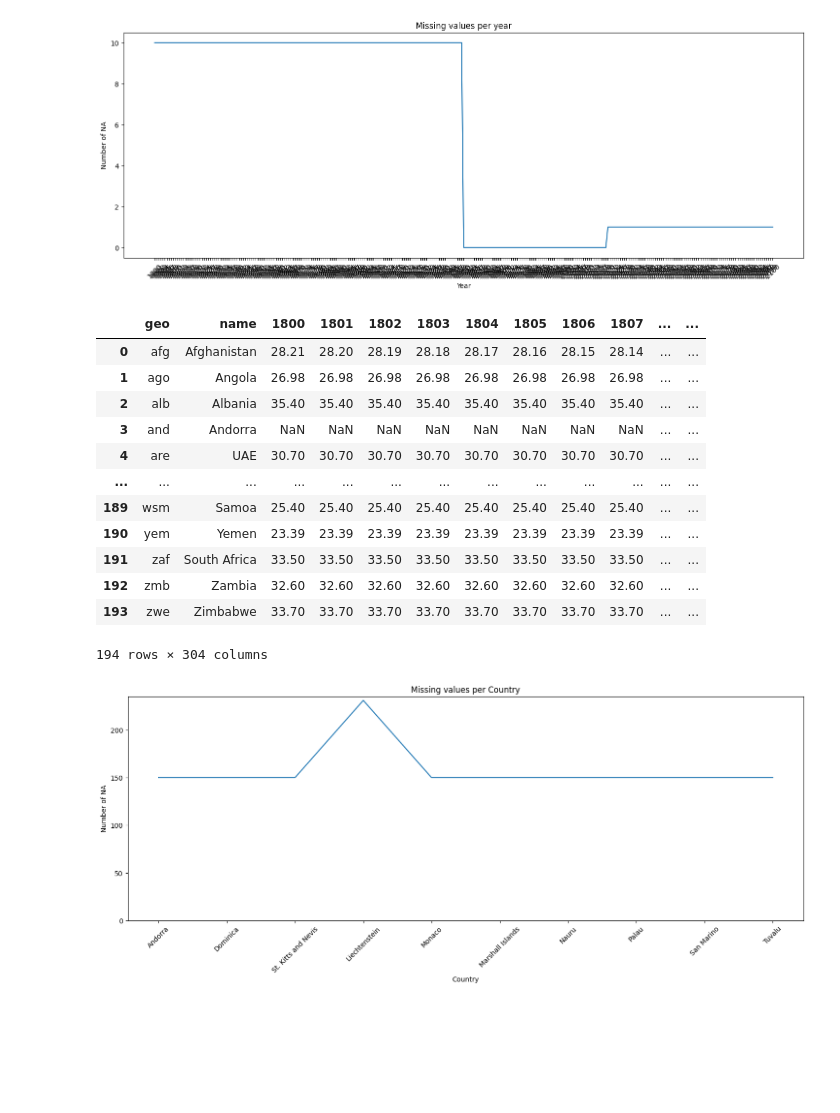
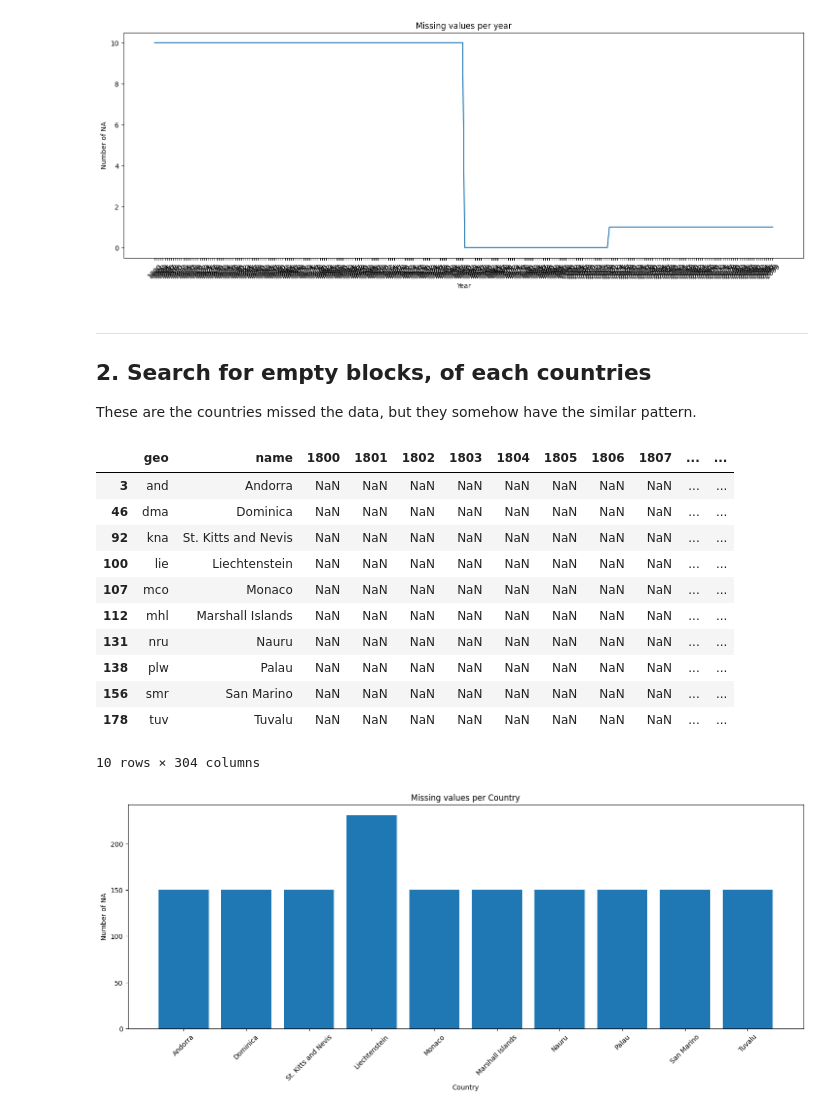
Before and after one commit to RaphaFang/sdu-25-final-team-project, a Jupyter notebook: cleaning_process/process.ipynb, the cells around one changed output. Saved outputs shown, nothing was run; the diff lists cells and outputs as text; code cells hidden in the pictures; blank space fills up the shorter version.

Commit message:
add: 3 conclusions and the justification of droping the NaN data for those countries

```diff
--- a/cleaning_process/process.ipynb
+++ b/cleaning_process/process.ipynb
@@ -29,33 +51,37 @@ plt.xticks(rotation=45)
 plt.show()
 # %% [output]
 [figure]
+# %% [markdown]
+---
+## 2. Search for empty blocks, of each countries
+
+These are the countries missed the data, but they somehow have the similar pattern.
 # %%
 df['na_sum_each_c'] = df.isna().sum(axis=1)
-df
+df[df['na_sum_each_c'] > 0]
 # %% [output]
 |  | geo | name | 1800 | 1801 | 1802 | 1803 | 1804 | 1805 | 1806 | 1807 | ... | ... |
-| 0 | afg | Afghanistan | 28.21 | 28.20 | 28.19 | 28.18 | 28.17 | 28.16 | 28.15 | 28.14 | ... | ... |
-| 1 | ago | Angola | 26.98 | 26.98 | 26.98 | 26.98 | 26.98 | 26.98 | 26.98 | 26.98 | ... | ... |
-| 2 | alb | Albania | 35.40 | 35.40 | 35.40 | 35.40 | 35.40 | 35.40 | 35.40 | 35.40 | ... | ... |
 | 3 | and | Andorra | NaN | NaN | NaN | NaN | NaN | NaN | NaN | NaN | ... | ... |
-| 4 | are | UAE | 30.70 | 30.70 | 30.70 | 30.70 | 30.70 | 30.70 | 30.70 | 30.70 | ... | ... |
-| ... | ... | ... | ... | ... | ... | ... | ... | ... | ... | ... | ... | ... |
-| 189 | wsm | Samoa | 25.40 | 25.40 | 25.40 | 25.40 | 25.40 | 25.40 | 25.40 | 25.40 | ... | ... |
-| 190 | yem | Yemen | 23.39 | 23.39 | 23.39 | 23.39 | 23.39 | 23.39 | 23.39 | 23.39 | ... | ... |
-| 191 | zaf | South Africa | 33.50 | 33.50 | 33.50 | 33.50 | 33.50 | 33.50 | 33.50 | 33.50 | ... | ... |
-| 192 | zmb | Zambia | 32.60 | 32.60 | 32.60 | 32.60 | 32.60 | 32.60 | 32.60 | 32.60 | ... | ... |
-| 193 | zwe | Zimbabwe | 33.70 | 33.70 | 33.70 | 33.70 | 33.70 | 33.70 | 33.70 | 33.70 | ... | ... |
+| 46 | dma | Dominica | NaN | NaN | NaN | NaN | NaN | NaN | NaN | NaN | ... | ... |
+| 92 | kna | St. Kitts and Nevis | NaN | NaN | NaN | NaN | NaN | NaN | NaN | NaN | ... | ... |
+| 100 | lie | Liechtenstein | NaN | NaN | NaN | NaN | NaN | NaN | NaN | NaN | ... | ... |
+| 107 | mco | Monaco | NaN | NaN | NaN | NaN | NaN | NaN | NaN | NaN | ... | ... |
+| 112 | mhl | Marshall Islands | NaN | NaN | NaN | NaN | NaN | NaN | NaN | NaN | ... | ... |
+| 131 | nru | Nauru | NaN | NaN | NaN | NaN | NaN | NaN | NaN | NaN | ... | ... |
+| 138 | plw | Palau | NaN | NaN | NaN | NaN | NaN | NaN | NaN | NaN | ... | ... |
+| 156 | smr | San Marino | NaN | NaN | NaN | NaN | NaN | NaN | NaN | NaN | ... | ... |
+| 178 | tuv | Tuvalu | NaN | NaN | NaN | NaN | NaN | NaN | NaN | NaN | ... | ... |
-194 rows × 304 columns
+10 rows × 304 columns
 # %%
-mask = df['na_sum_each_c']>0
+mask = df['na_sum_each_c'] > 0
 
 plt.figure(figsize=(18, 6)) # this should alway be the first step
-plt.plot(df.loc[mask,'name'], df.loc[mask, 'na_sum_each_c'])
+plt.bar(df.loc[mask,'name'], df.loc[mask, 'na_sum_each_c']) # just dump the pd.series into it, no need the .values
 plt.title("Missing values per Country")
 plt.xlabel("Country")
 plt.ylabel("Number of NA")
 plt.xticks(rotation=45)
 plt.ylim(bottom=0)
 plt.show()
 # %% [output]
-[figure, old version]
+[figure, new version]
```
Also changed, not shown: parts of 13 cells of this notebook.
